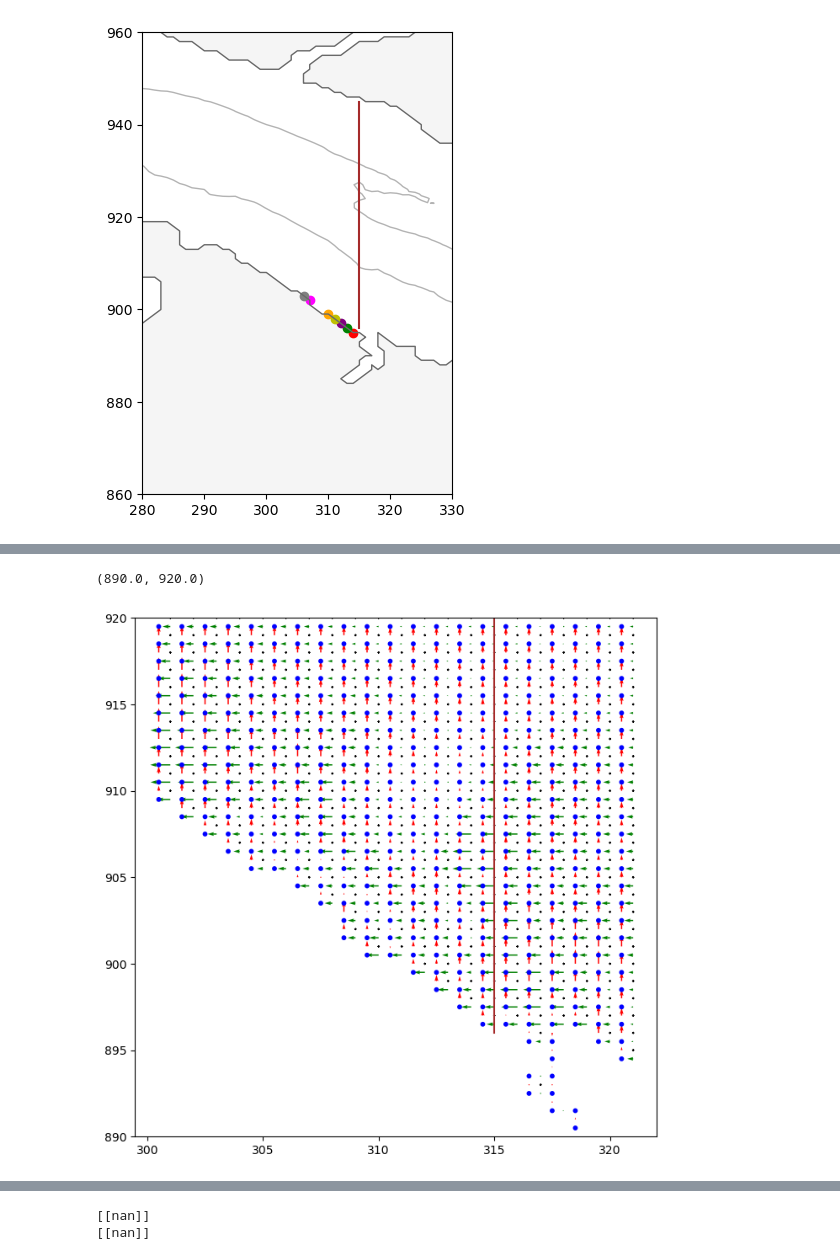
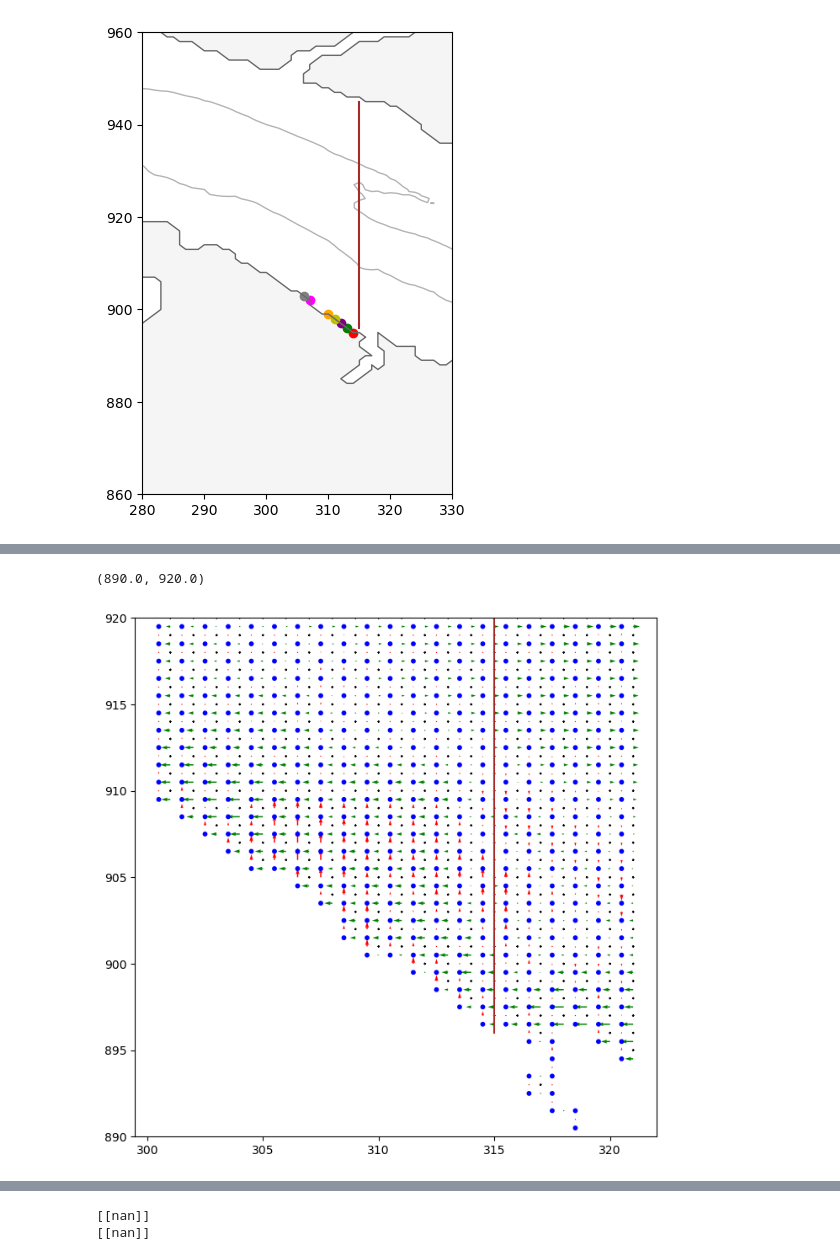
Before and after one commit to rbeutel/LO_user, a Jupyter notebook: ariane/coastcrash.ipynb, the cells around one changed output, grey strips where cells are left out. Saved outputs shown, nothing was run; the diff lists cells and outputs as text; code cells hidden in the pictures.

```diff
--- a/ariane/coastcrash.ipynb
+++ b/ariane/coastcrash.ipynb
@@ -218,27 +218,27 @@ ax.set_ylim([ymin,ymax])
 # %%
 # same thing but for WORKING TIMESTEP
 fig, ax = plt.subplots(1,1,figsize=(8,8))
 
 xmin, xmax = 300,320
 ymin, ymax = 890,920
 
 x = np.arange(xmin, xmax+1)
 y = np.arange(ymin, ymax+1)
 X, Y = np.meshgrid(x,y)
 uv_zero = np.zeros(np.shape(X))
-k=20
+k=0
 
 ax.scatter(X+0.5,Y+0.5,grid.mask_rho[ymin:ymax+1,xmin:xmax+1]*10,c='b',zorder=2)
 ax.scatter(X+1,Y+1,grid.mask_psi[ymin:ymax+1,xmin:xmax+1],c='k',marker='x',zorder=2) # only at points that boarder 4 unmasked cells
 # ax.scatter(X+1,Y+0.5,grid.mask_u[ymin:ymax+1,xmin:xmax+1]*10,c='g',marker='_', zorder=2)
 # ax.scatter(X+0.5,Y+1,grid.mask_v[ymin:ymax+1,xmin:xmax+1]*10,c='r',marker='|',zorder=2)
 ax.quiver(X+1,Y+0.5,works.u[0,k,ymin:ymax+1,xmin:xmax+1],uv_zero,scale=15,color='g')
 ax.quiver(X+0.5,Y+1,uv_zero,works.v[0,k,ymin:ymax+1,xmin:xmax+1],scale=15,color='r')
 
 # and the new boundaries
 ax.plot([315,315], [896,945], c='brown')
 
 ax.set_ylim([ymin,ymax])
 # %% [output]
 (890.0, 920.0)
-[figure, old version]
+[figure, new version]
```
Also changed, not shown: parts of 10 cells of this notebook, 4 other files.
